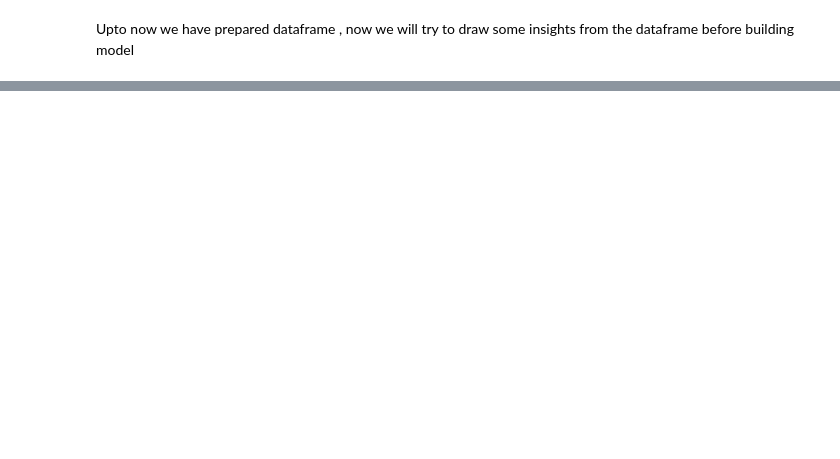
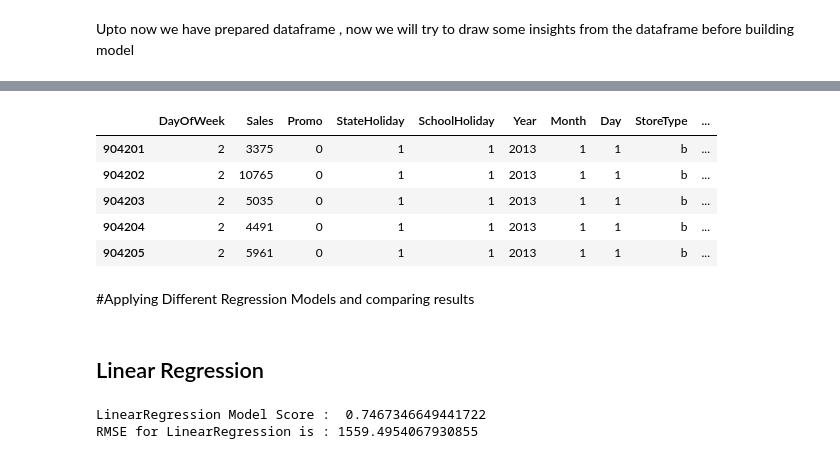
Before and after one commit to Rajashekar-Anumalla/RossmannRetailSales_RegressionAnalysis, a Jupyter notebook: Rossmann_Sales_Prediction_Capstone_Project.ipynb, the cells around one changed output, grey strips where cells are left out. Cells and saved outputs as stored; diff of their text form; code cells hidden in the pictures; blank space fills up the shorter version.

```diff
--- a/Rossmann_Sales_Prediction_Capstone_Project.ipynb
+++ b/Rossmann_Sales_Prediction_Capstone_Project.ipynb
@@ -410,0 +425,14 @@ Text(0.5, 1.0, 'Correlation Heatmap')
+# %%
+## In the above we can conclude that Sales realtion with Avg Customers is high
+## followed by Promo. Lets have a look with some graph
+
+data_1.tail(5)
+# %% [output]
+|  | DayOfWeek | Sales | Promo | StateHoliday | SchoolHoliday | Year | Month | Day | StoreType | ... |
+| 904201 | 2 | 3375 | 0 | 1 | 1 | 2013 | 1 | 1 | b | ... |
+| 904202 | 2 | 10765 | 0 | 1 | 1 | 2013 | 1 | 1 | b | ... |
+| 904203 | 2 | 5035 | 0 | 1 | 1 | 2013 | 1 | 1 | b | ... |
+| 904204 | 2 | 4491 | 0 | 1 | 1 | 2013 | 1 | 1 | b | ... |
+| 904205 | 2 | 5961 | 0 | 1 | 1 | 2013 | 1 | 1 | b | ... |
+# %% [markdown]
+#Applying Different Regression Models and comparing results
@@ -410,0 +456,2 @@ Text(0.5, 1.0, 'Correlation Heatmap')
+# %% [markdown]
+## Linear Regression
@@ -410,0 +464,12 @@ Text(0.5, 1.0, 'Correlation Heatmap')
+# %%
+lin_reg = LinearRegression()
+lin_reg.fit(X_train,y_train)
+
+y_pred = lin_reg.predict(X_train)
+
+print(f'LinearRegression Model Score : ', lin_reg.score(X_train,y_train))
+
+print(f'RMSE for LinearRegression is :', rmse(y_train,y_pred))
+# %% [output]
+LinearRegression Model Score :  0.7467346649441722
+RMSE for LinearRegression is : 1559.4954067930855
```
Also changed, not shown: parts of 34 cells of this notebook.
